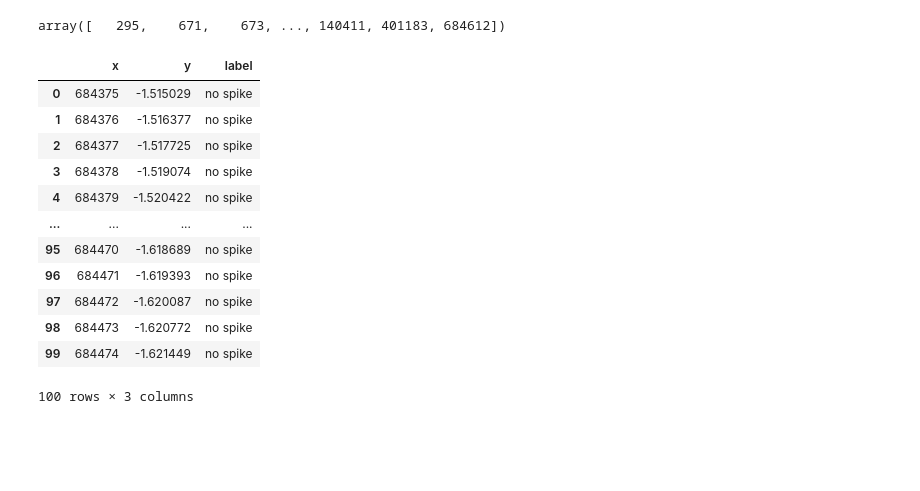
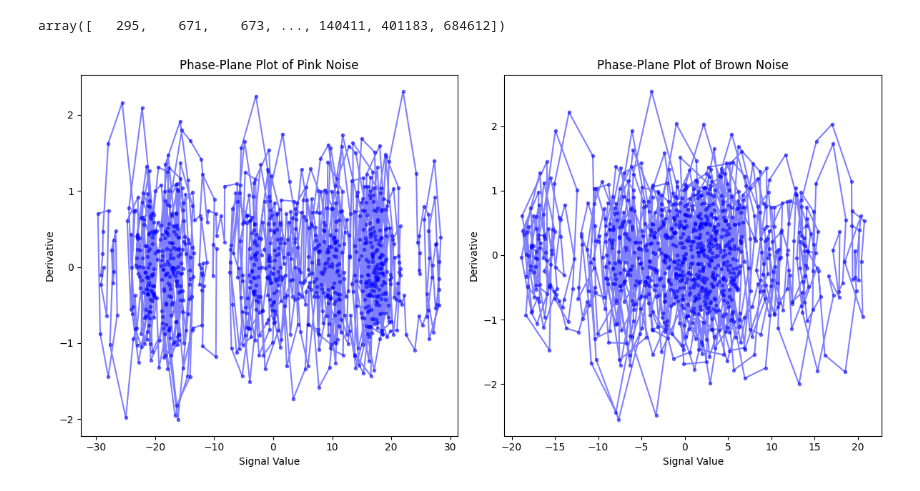
Before and after one commit to mariarv/SE_DA_FPM, a Jupyter notebook: scripts/Varioous.ipynb, the cells around one changed output. Saved outputs shown, nothing was run; the diff lists cells and outputs as text; code cells hidden in the pictures; blank space fills up the shorter version.

```diff
--- a/scripts/Varioous.ipynb
+++ b/scripts/Varioous.ipynb
@@ -878,19 +878,49 @@ no spike
 all_original_start_indices
 # %% [output]
 array([   295,    671,    673, ..., 140411, 401183, 684612])
-# %%
-predicted_classes
-# %% [output]
-|  | x | y | label |
-| 0 | 684375 | -1.515029 | no spike |
-| 1 | 684376 | -1.516377 | no spike |
-| 2 | 684377 | -1.517725 | no spike |
-| 3 | 684378 | -1.519074 | no spike |
-| 4 | 684379 | -1.520422 | no spike |
-| ... | ... | ... | ... |
-| 95 | 684470 | -1.618689 | no spike |
-| 96 | 684471 | -1.619393 | no spike |
-| 97 | 684472 | -1.620087 | no spike |
-| 98 | 684473 | -1.620772 | no spike |
-| 99 | 684474 | -1.621449 | no spike |
-100 rows × 3 columns
+# %%
+import numpy as np
+import matplotlib.pyplot as plt
+
+# Function to generate pink noise
+def generate_pink_noise(size):
+    white_noise = np.random.randn(size)
+    pink_noise = np.cumsum(white_noise)  # Integrate white noise
+    return pink_noise - np.mean(pink_noise)
+
+# Function to generate brown noise
+def generate_brown_noise(size):
+    white_noise = np.random.randn(size)
+    brown_noise = np.cumsum(white_noise)  # Integrate white noise
+    return brown_noise - np.mean(brown_noise)
+
+# Generate noise signals
+size = 1000
+pink_noise = generate_pink_noise(size)
+brown_noise = generate_brown_noise(size)
+
+# Compute derivatives
+def compute_derivative(signal):
+    return np.gradient(signal)
+
+# Compute derivatives for phase-plane plots
+pink_noise_deriv = compute_derivative(pink_noise)
+brown_noise_deriv = compute_derivative(brown_noise)
+
+# Plot phase-plane plots
+fig, axs = plt.subplots(1, 2, figsize=(12, 6))
+
+axs[0].plot(pink_noise, pink_noise_deriv, '.', alpha=0.5, linestyle='-', color='blue')
+axs[0].set_title('Phase-Plane Plot of Pink Noise')
+axs[0].set_xlabel('Signal Value')
+axs[0].set_ylabel('Derivative')
+
+axs[1].plot(brown_noise, brown_noise_deriv, '.', alpha=0.5, linestyle='-', color='blue')
+axs[1].set_title('Phase-Plane Plot of Brown Noise')
+axs[1].set_xlabel('Signal Value')
+axs[1].set_ylabel('Derivative')
+
+plt.tight_layout()
+plt.show()
+# %% [output]
+[figure, added]
```
Also changed, not shown: 3 other files.
